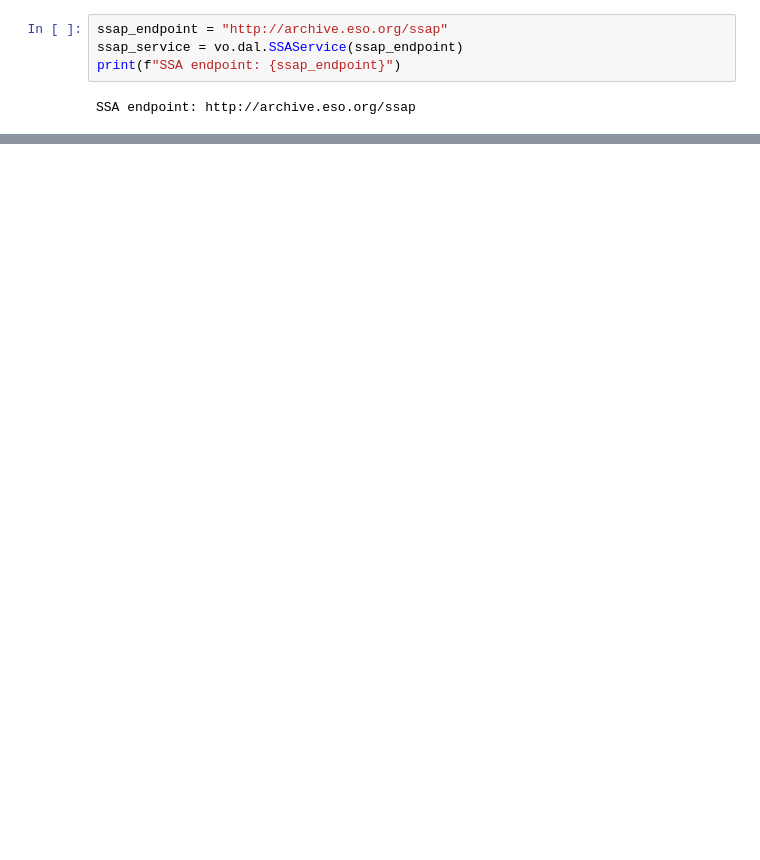
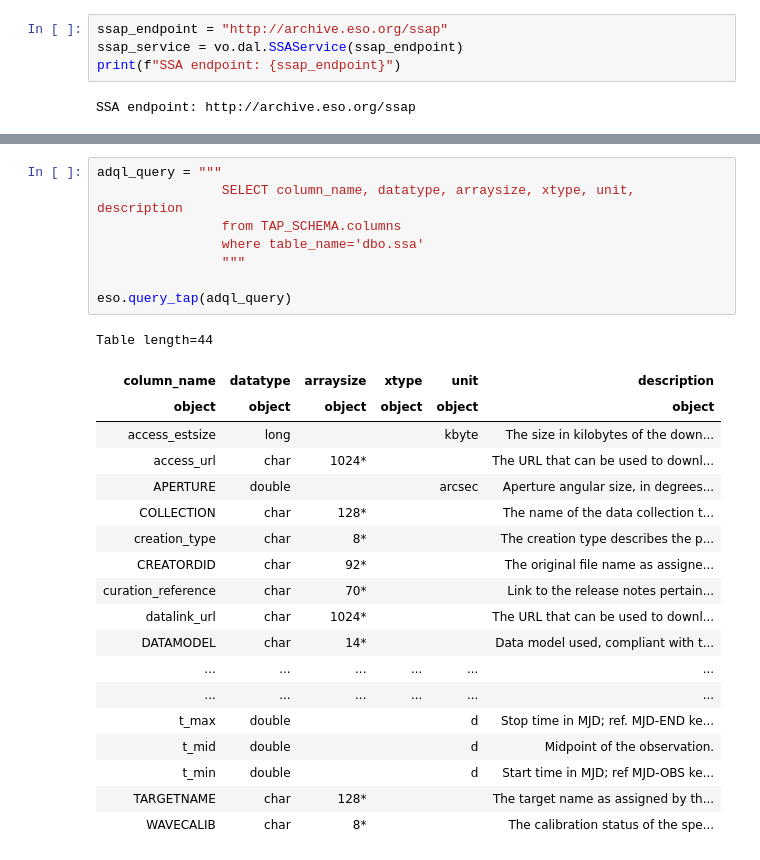
Before and after one commit to eso/astroquery_examples, a Jupyter notebook: examples/advanced/06_ssa_query_and_download.ipynb, the cells around one changed output, grey strips where cells are left out. Drawn from its saved outputs; the diff is of its cells as text; blank space fills up the shorter version.

```diff
--- a/examples/advanced/06_ssa_query_and_download.ipynb
+++ b/examples/advanced/06_ssa_query_and_download.ipynb
@@ -134,0 +231,28 @@ In this notebook, we demonstrated how to query the ESO SSA service, apply simple
+# %%
+adql_query = """
+                SELECT column_name, datatype, arraysize, xtype, unit, description
+                from TAP_SCHEMA.columns
+                where table_name='dbo.ssa'
+                """
+
+eso.query_tap(adql_query)
+# %% [output]
+Table length=44
+| column_name | datatype | arraysize | xtype | unit | description |
+| object | object | object | object | object | object |
+| access_estsize | long |  |  | kbyte | The size in kilobytes of the down... |
+| access_url | char | 1024* |  |  | The URL that can be used to downl... |
+| APERTURE | double |  |  | arcsec | Aperture angular size, in degrees... |
+| COLLECTION | char | 128* |  |  | The name of the data collection t... |
+| creation_type | char | 8* |  |  | The creation type describes the p... |
+| CREATORDID | char | 92* |  |  | The original file name as assigne... |
+| curation_reference | char | 70* |  |  | Link to the release notes pertain... |
+| datalink_url | char | 1024* |  |  | The URL that can be used to downl... |
+| DATAMODEL | char | 14* |  |  | Data model used, compliant with t... |
+| ... | ... | ... | ... | ... | ... |
+| ... | ... | ... | ... | ... | ... |
+| t_max | double |  |  | d | Stop time in MJD; ref. MJD-END ke... |
+| t_mid | double |  |  | d | Midpoint of the observation. |
+| t_min | double |  |  | d | Start time in MJD; ref MJD-OBS ke... |
+| TARGETNAME | char | 128* |  |  | The target name as assigned by th... |
+| WAVECALIB | char | 8* |  |  | The calibration status of the spe... |
```
Also changed, not shown: parts of 29 cells of this notebook.
